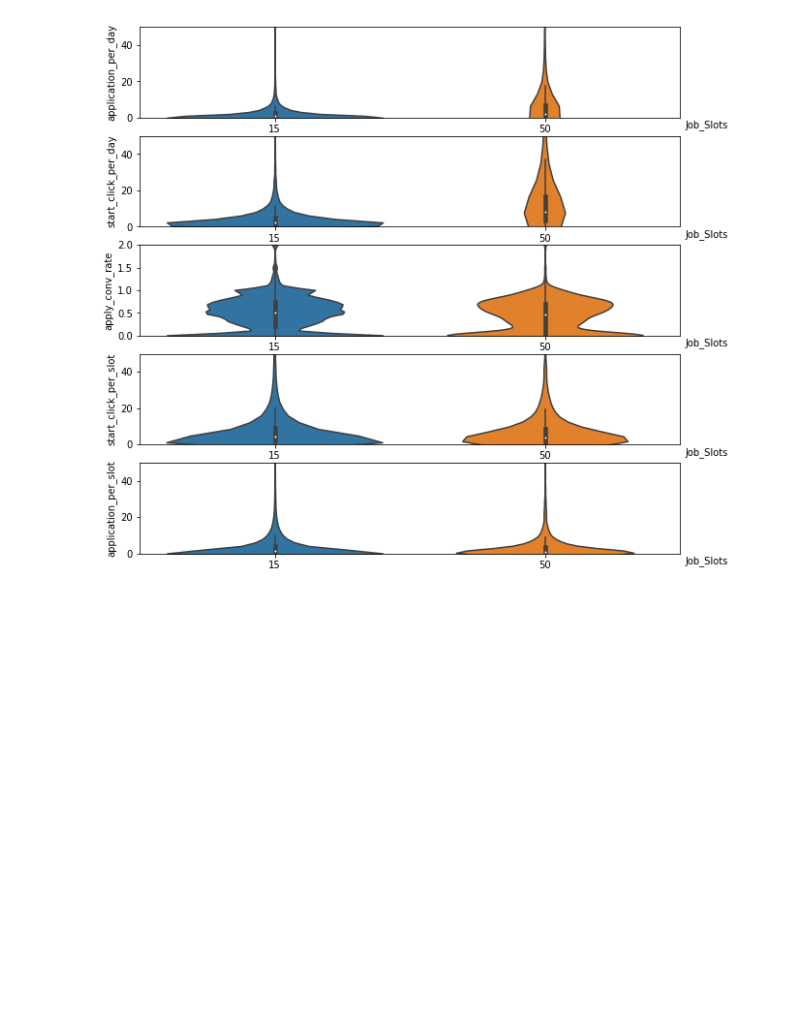
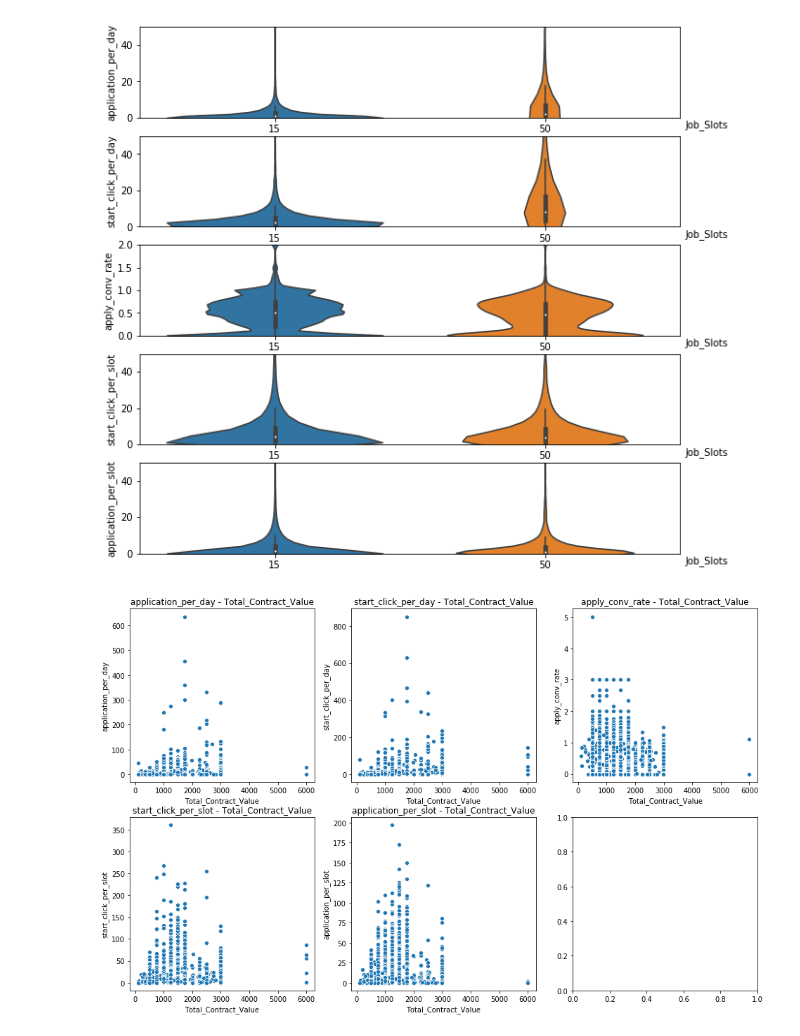
Before and after one commit to telenovelachuan/job_slot_retention, a Jupyter notebook: metric_design.ipynb, the cells around one changed output. Cells and saved outputs as stored; diff of their text form; code cells hidden in the pictures; blank space fills up the shorter version.

```diff
--- a/metric_design.ipynb
+++ b/metric_design.ipynb
@@ -99,5 +99,12 @@ for idx, metric in enumerate(metrics):
     ax.xaxis.set_label_coords(1.05, -0.025)
 # %% [output]
 [figure]
+# %%
+fig, axs = plt.subplots(2, 3, figsize=(16, 10))
+for idx, metric in enumerate(metrics):
+    ax = plt.subplot(2, 3, idx + 1)
+    sns.scatterplot(x=df_metrics['Total_Contract_Value'], y=df_metrics[metric]).set_title("{} - {}".format(metric, 'Total_Contract_Value'))
+# %% [output]
+[figure, added]
 # %%
 id_vars = list(set(df_metrics.columns) - set(metrics))
```
Also changed, not shown: parts of 2 cells of this notebook.
